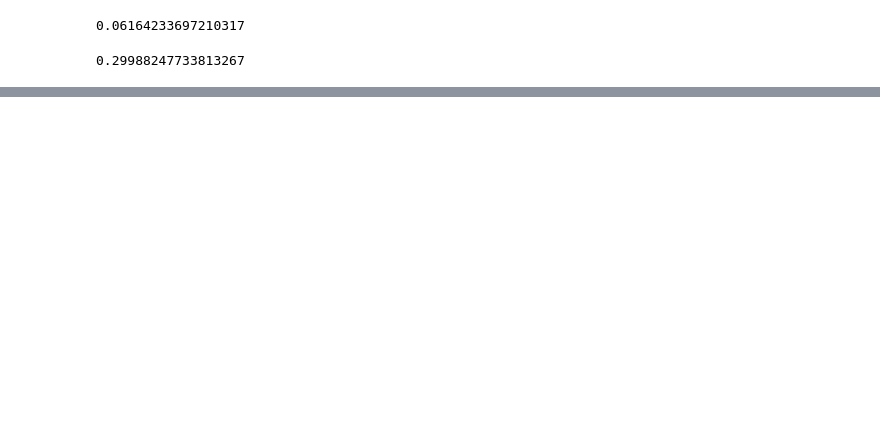
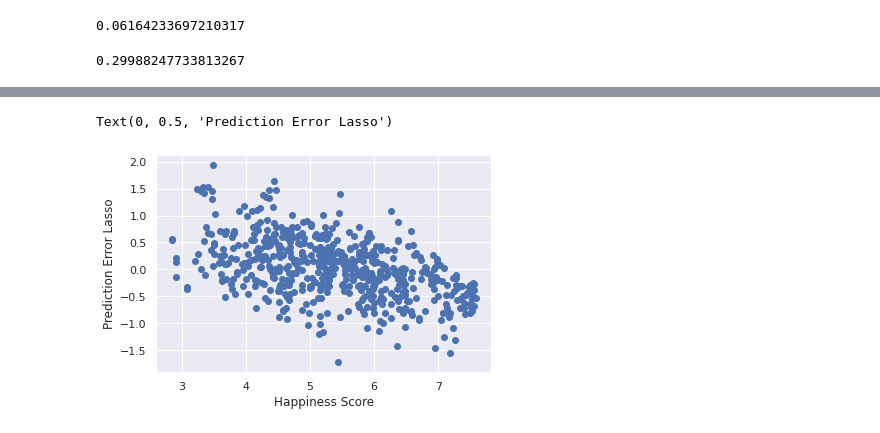
Before and after one commit to flikrama/UH-SPE-ML-Bootcamp-Team4-Project1, a Jupyter notebook: Project_1.ipynb, the cells around one changed output, grey strips where cells are left out. Saved outputs shown, nothing was run; the diff lists cells and outputs as text; code cells hidden in the pictures; blank space fills up the shorter version.

```diff
--- a/Project_1.ipynb
+++ b/Project_1.ipynb
@@ -732,0 +741,7 @@ dtype: float64
+# %%
+plt.scatter(y_test, error)
+plt.xlabel('Happiness Score')
+plt.ylabel('Prediction Error Lasso')
+# %% [output]
+Text(0, 0.5, 'Prediction Error Lasso')
+[figure, added]
```
Also changed, not shown: parts of 18 cells of this notebook.
